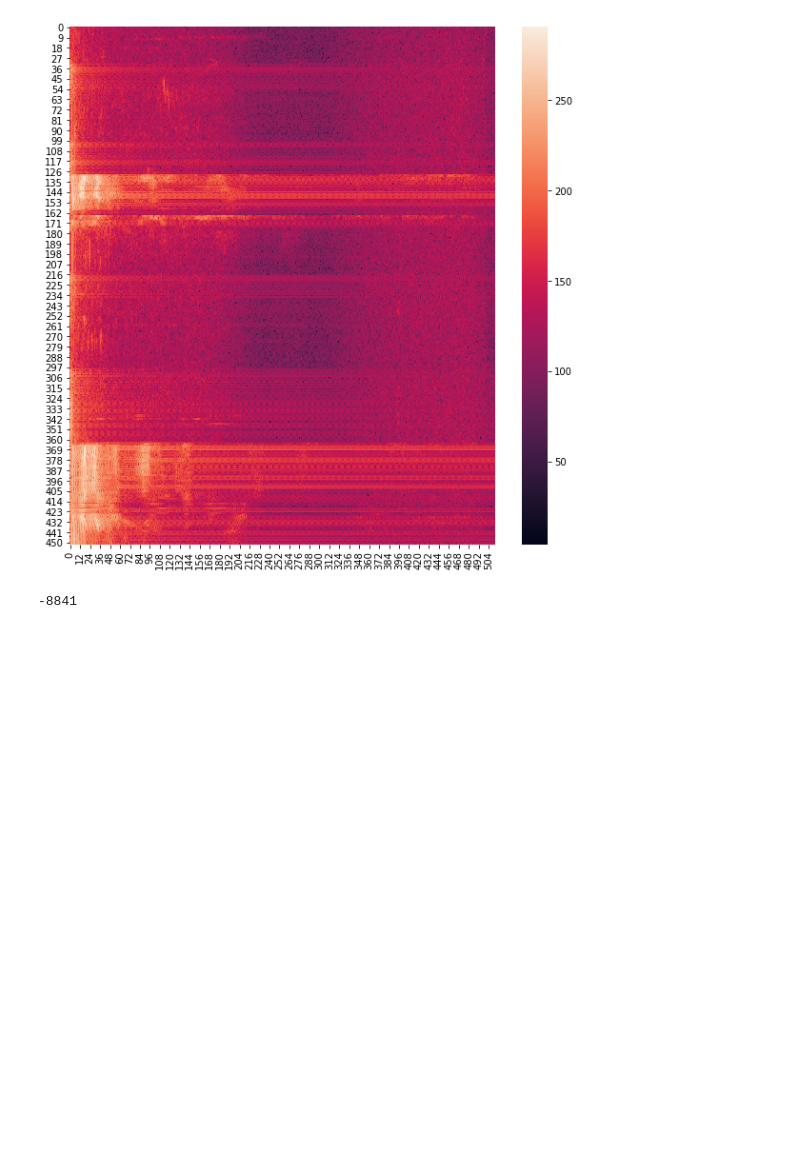
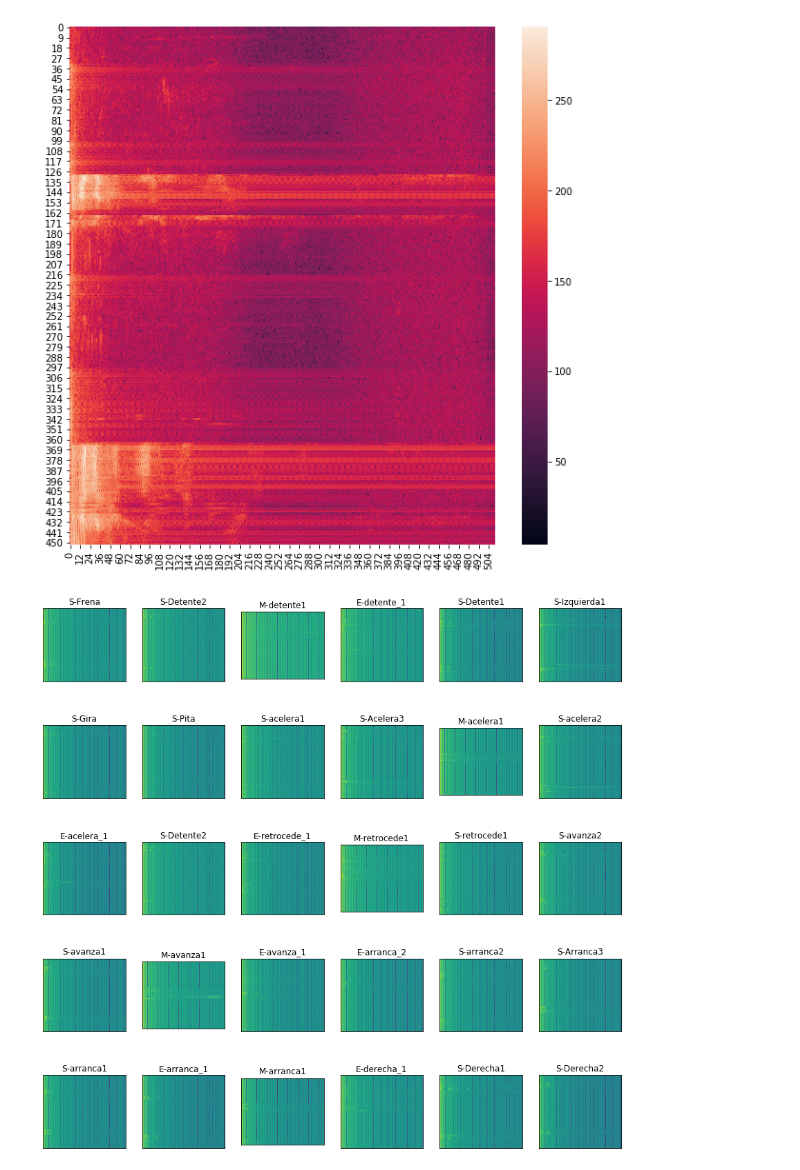
Before and after one commit to SebasPelaez/speech-recognition-pi, a Jupyter notebook: Pruebas.ipynb, the cells around one changed output. Saved outputs shown, nothing was run; the diff lists cells and outputs as text; code cells hidden in the pictures; blank space fills up the shorter version.

```diff
--- a/Pruebas.ipynb
+++ b/Pruebas.ipynb
@@ -57,7 +58,10 @@ sns.heatmap(Sp)
 # %% [output]
 <matplotlib.axes._subplots.AxesSubplot at 0x...>
 [figure]
-# %%
-np.min(x)
-# %% [output]
--8841
+# %%
+records_list = list()
+audios_path = os.path.join(params['data_dir'],'audios')
+for word_records in os.listdir(audios_path):
+    records_path = os.path.join(audios_path,word_records)
+    for record in os.listdir(records_path):
+        records_list.append(os.path.join(records_path,record))
@@ -63,0 +90,32 @@ np.min(x)
+# %%
+fig, axis = plt.subplots(5,6, figsize=(15,15))
+k=0
+for i in range(5):
+    for j in range(6):
+
+        audio = records_list[k]
+
+        audio_name = os.path.splitext(audio)[0]
+        audio_name = audio_name.split('/')[-1]
+
+        [fs, x] = audioBasicIO.readAudioFile(audio)
+        x = audioBasicIO.stereo2mono(x)
+
+        x = np.reshape(x,(-1,1)).astype(float)
+        scaler = MinMaxScaler()
+        x = scaler.fit_transform(x)
+
+        x = np.reshape(x,(-1,))
+
+        Sp = MySpectrogram(x[:200000], round(fs * 0.02),round(fs * 0.01))
+
+        axis[i][j].imshow(Sp)
+        axis[i][j].title.set_text(audio_name)
+
+        axis[i][j].get_xaxis().set_visible(False)
+        axis[i][j].get_yaxis().set_visible(False)
+
+        k += 1
+plt.show()
+# %% [output]
+[figure, added]
```
Also changed, not shown: parts of 2 cells of this notebook.
